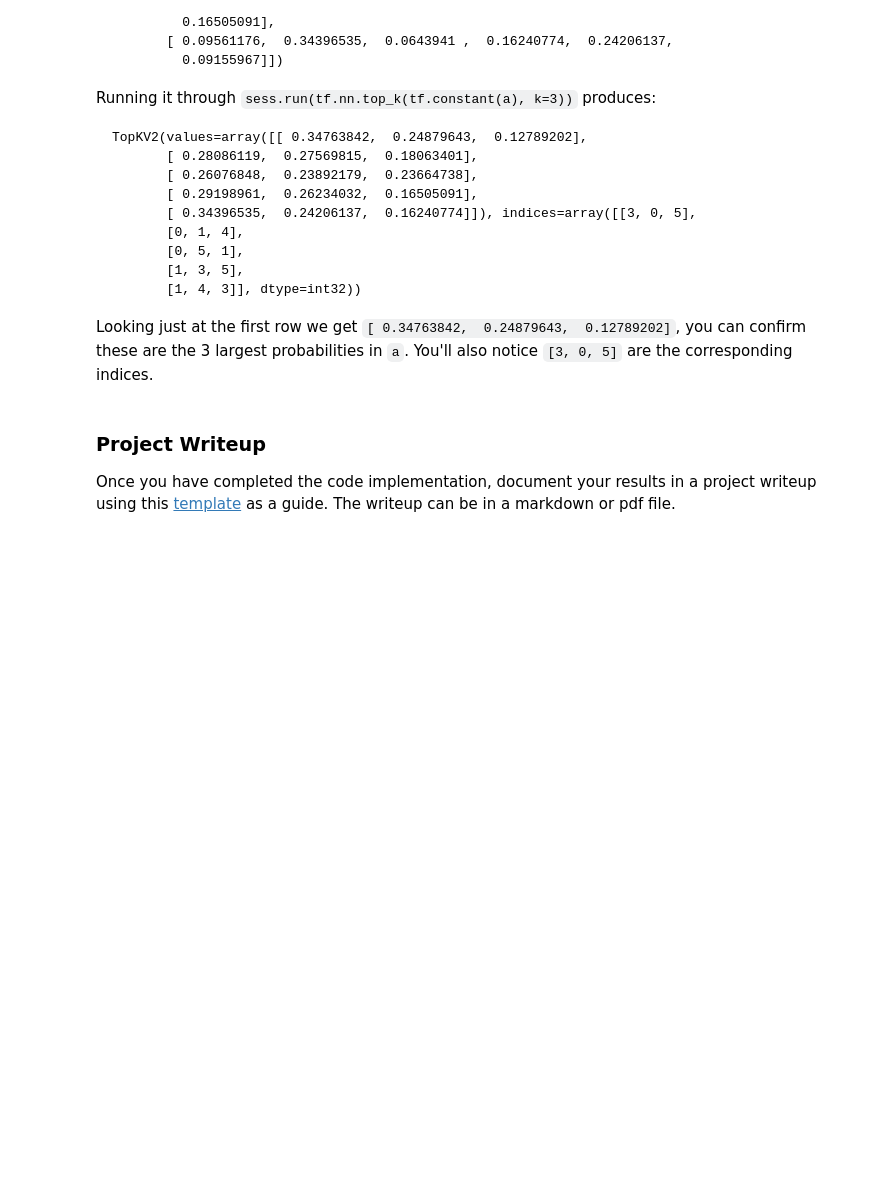
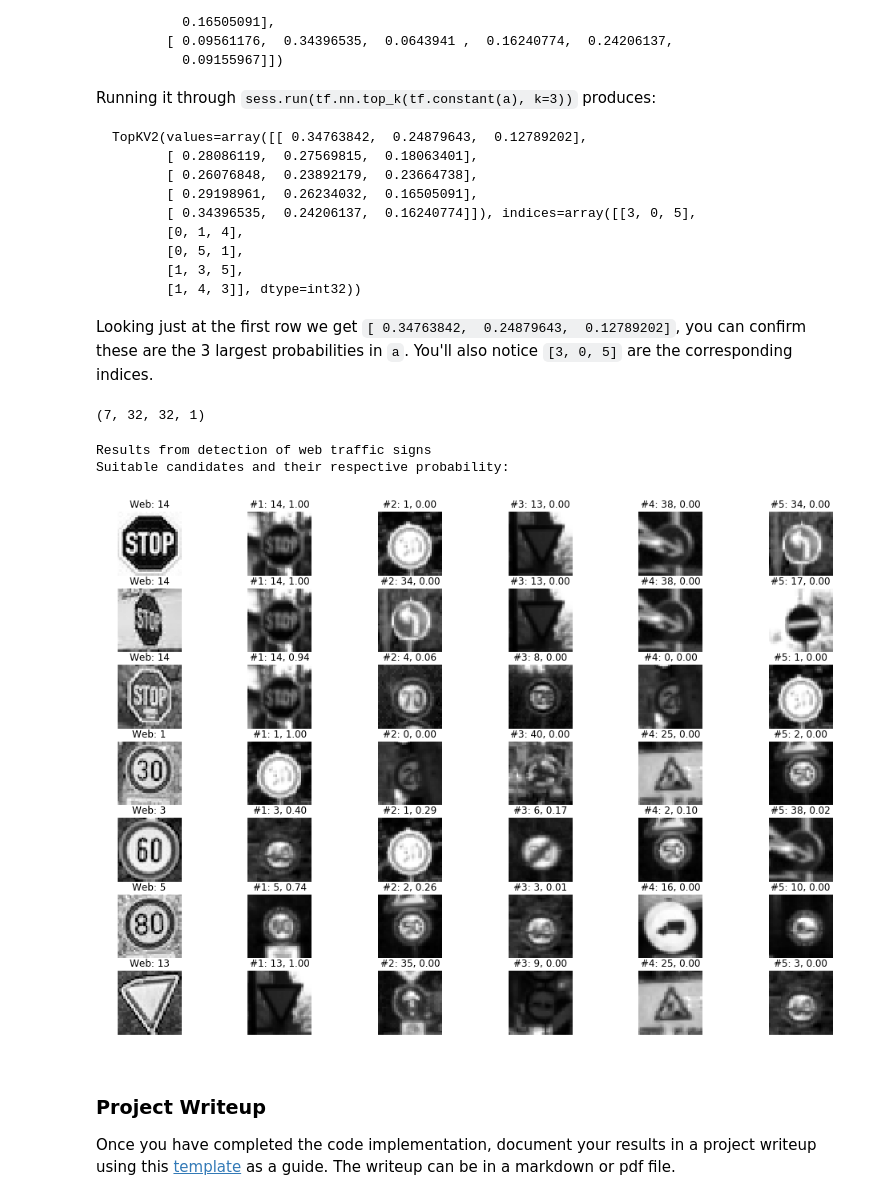
Before and after one commit to thelukasssheee/CarND-Traffic-Sign-Classifier-P2, a Jupyter notebook: Traffic_Sign_Classifier.ipynb, the cells around one changed output. Cells and saved outputs as stored; diff of their text form; code cells hidden in the pictures; blank space fills up the shorter version.

```diff
--- a/Traffic_Sign_Classifier.ipynb
+++ b/Traffic_Sign_Classifier.ipynb
@@ -560,3 +567,39 @@ Looking just at the first row we get `[ 0.34763842,  0.24879643,  0.12789202]`,
+# %%
+P_test_own = np.zeros([len(X_test_own)],dtype='float')
+
+top_cands = 5
+print(np.shape(X_test_own))
+# %% [output]
+(7, 32, 32, 1)
+# %%
+print("Results from detection of web traffic signs")
+print("Suitable candidates and their respective probability:")
+with tf.Session() as sess:
+    sess.run(tf.global_variables_initializer())
+#     my_saver = tf.train.import_meta_graph('./lenet.meta')
+    saver.restore(sess, "./lenet")
+    my_softmax_logits = sess.run(tf.nn.softmax(logits),
+                                 feed_dict={x: X_test_own, keep_prob: 1.0})
+    my_top_k          = sess.run(tf.nn.top_k(my_softmax_logits, k = top_cands),
+                                 feed_dict={x: X_test_own, keep_prob: 1.0})
+
+    # Loop through images
+    fig, axs = plt.subplots(len(X_test_own),6,figsize=(17,12))
+    axs = axs.ravel()
+
+    for i in range(len(X_test_own)):
+        axs[6*i].axis('off')
+        axs[6*i].imshow(np.squeeze(X_test_own[i], axis=2), cmap='gray')
+        axs[6*i].set_title("Web: {}".format(y_test_own[i]))
+        for j in range(5):
+            indx = np.argwhere(y_valid == my_top_k[1][i][j])[0]
+            axs[6*i+j+1].axis('off')
+            axs[6*i+j+1].imshow(np.squeeze(X_valid[indx[0]], axis=2), cmap='gray')
+            axs[6*i+j+1].set_title("#{}".format(j+1) + ": {}, {:.2f}".format(my_top_k[1][i][j],my_top_k[0][i][j]))
+# %% [output]
+Results from detection of web traffic signs
+Suitable candidates and their respective probability:
+[figure, added]
 # %% [markdown]
 ### Project Writeup
 
```
Also changed, not shown: parts of 4 cells of this notebook.
